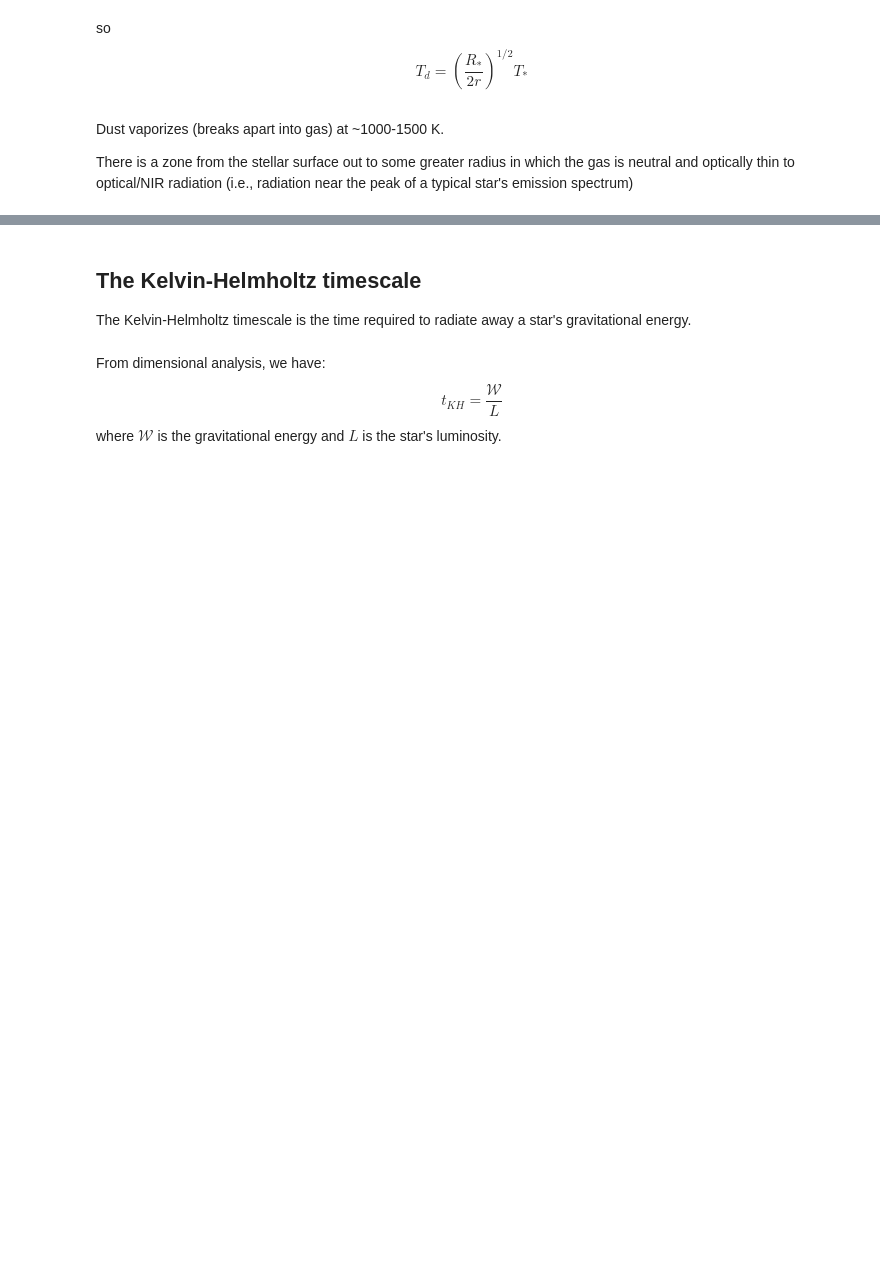
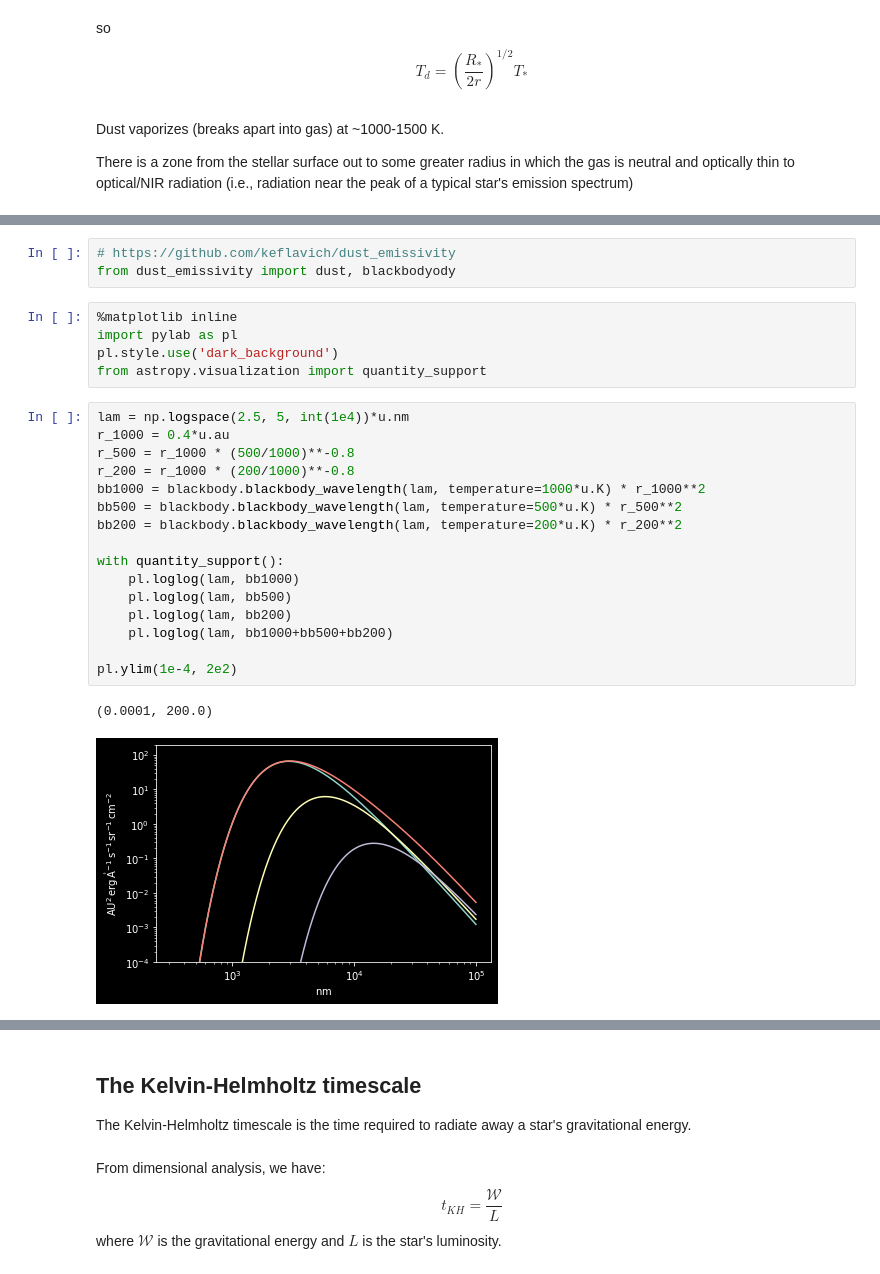
Before and after one commit to keflavich/StarFormationClass, a Jupyter notebook: lectures/Lecture 5 - Protostar Formation.ipynb, the cells around one changed output, grey strips where cells are left out. Saved outputs shown, nothing was run; the diff lists cells and outputs as text; blank space fills up the shorter version.

```diff
--- a/lectures/Lecture 5 - Protostar Formation.ipynb
+++ b/lectures/Lecture 5 - Protostar Formation.ipynb
@@ -118,0 +204,27 @@ There is a zone from the stellar surface out to some greater radius in which the
+# %%
+# https://github.com/keflavich/dust_emissivity
+from dust_emissivity import dust, blackbodyody
+# %%
+%matplotlib inline
+import pylab as pl
+pl.style.use('dark_background')
+from astropy.visualization import quantity_support
+# %%
+lam = np.logspace(2.5, 5, int(1e4))*u.nm
+r_1000 = 0.4*u.au
+r_500 = r_1000 * (500/1000)**-0.8
+r_200 = r_1000 * (200/1000)**-0.8
+bb1000 = blackbody.blackbody_wavelength(lam, temperature=1000*u.K) * r_1000**2
+bb500 = blackbody.blackbody_wavelength(lam, temperature=500*u.K) * r_500**2
+bb200 = blackbody.blackbody_wavelength(lam, temperature=200*u.K) * r_200**2
+
+with quantity_support():
+    pl.loglog(lam, bb1000)
+    pl.loglog(lam, bb500)
+    pl.loglog(lam, bb200)
+    pl.loglog(lam, bb1000+bb500+bb200)
+
+pl.ylim(1e-4, 2e2)
+# %% [output]
+(0.0001, 200.0)
+[figure, added]
```
Also changed, not shown: parts of 22 cells of this notebook, 1 other file.
